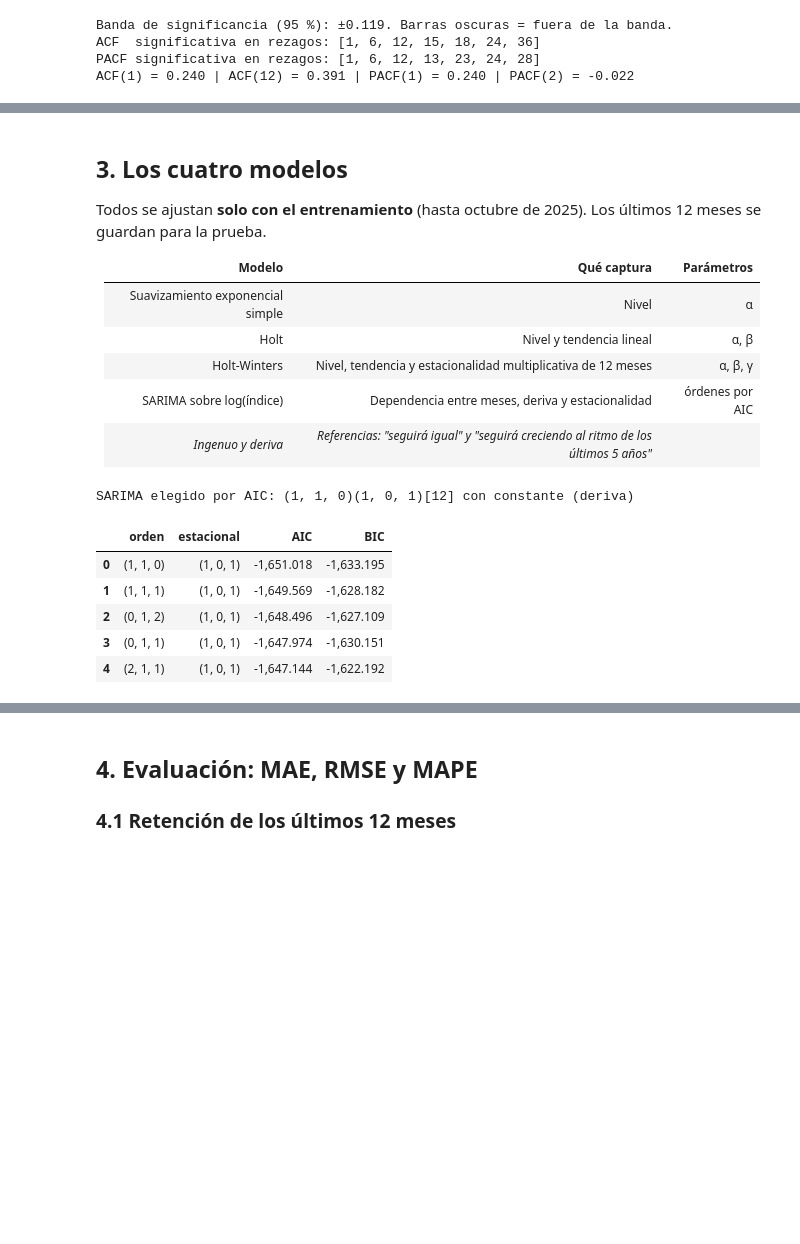
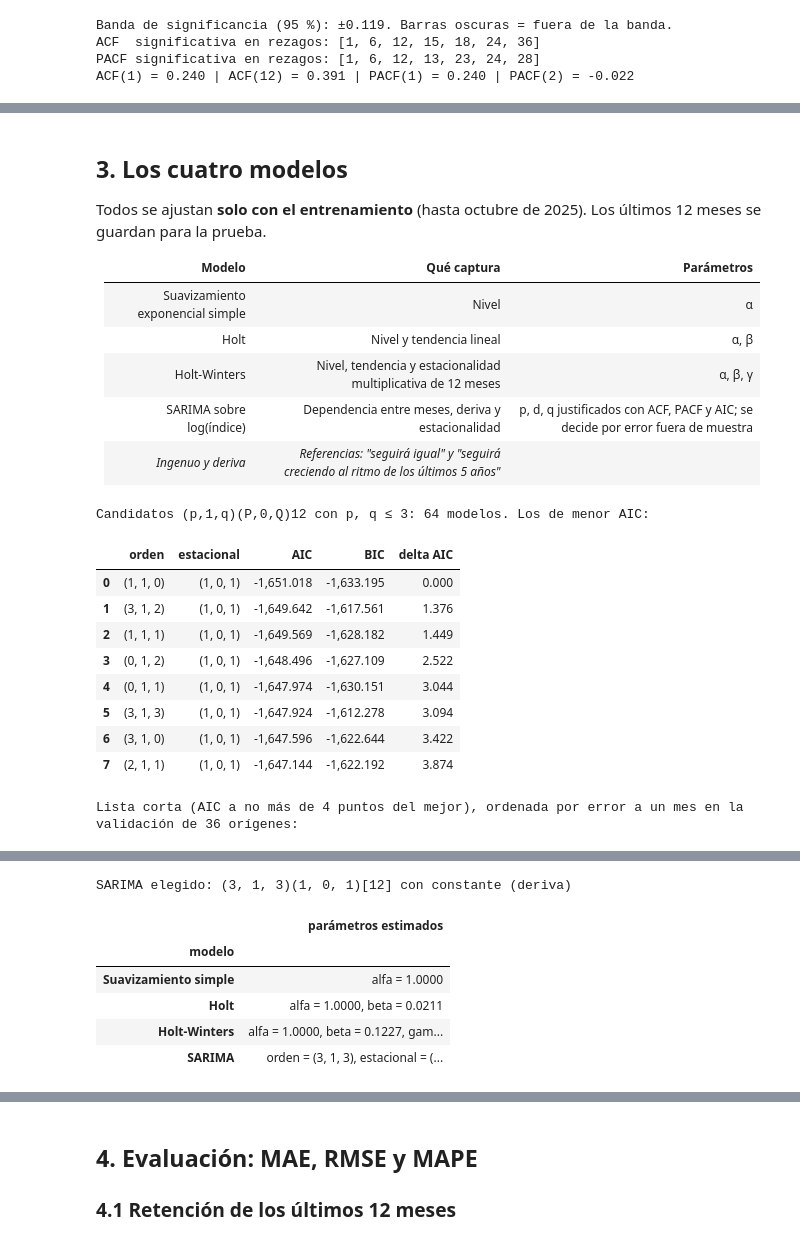
Before and after one commit to 23460521-commits/tdl-observatorio-electrico, a Jupyter notebook: docs/E1/pronostico.ipynb, the cells around one changed output, grey strips where cells are left out. Cells and saved outputs as stored; diff of their text form; code cells hidden in the pictures; blank space fills up the shorter version.

```diff
--- a/docs/E1/pronostico.ipynb
+++ b/docs/E1/pronostico.ipynb
@@ -81,0 +87,12 @@ Componente estacional promedio por mes (%): {1: 0.44, 2: 0.86, 3: 0.81, 4: 0.85,
+# %%
+from statsmodels.tsa.seasonal import seasonal_decompose
+adi = seasonal_decompose(y, model="additive", period=12); mul = seasonal_decompose(y, model="multiplicative", period=12)
+desv = (y - adi.trend).dropna(); amp = desv.groupby(desv.index.year).agg(lambda v: v.max() - v.min()); niv = y.groupby(y.index.year).mean().reindex(amp.index)
+print(f"Amplitud anual del vaivén alrededor de la tendencia: {amp.iloc[:8].mean():.2f} puntos en promedio en los primeros 8 años, {amp.iloc[-8:].mean():.2f} en los últimos 8")
+print(f"Correlación entre esa amplitud y el nivel del índice: {np.corrcoef(amp, niv)[0, 1]:.2f}")
+fig, axs = plt.subplots(3, 1, figsize=(10, 5.4), sharex=True)
+axs[0].plot(y, color="#c3c2b7", lw=1.2, label="Observado"); axs[0].plot(mul.trend, color="#2a78d6", label="Tendencia"); axs[0].set(title="Descomposición multiplicativa: tendencia", ylabel="índice"); axs[0].legend(frameon=False, ncol=2)
+axs[1].plot((mul.seasonal - 1) * 100, color="#2a78d6", lw=1.2); axs[1].axhline(0, color="#c3c2b7", lw=1); axs[1].set(title="Estacionalidad", ylabel="% del nivel")
+axs[2].plot((mul.resid - 1) * 100, color="#2a78d6", lw=1); axs[2].axhline(0, color="#c3c2b7", lw=1); axs[2].set(title="Residuo", ylabel="% del nivel")
+plt.tight_layout(); plt.show()
+r = ((mul.resid - 1) * 100).dropna(); print(f"Mayores residuos (%): " + ", ".join(f"{k:%Y-%m} {v:+.1f}" for k, v in r.reindex(r.abs().sort_values(ascending=False).index).head(5).items()))
@@ -131,0 +160,10 @@ Candidatos: (p, 1, q)(P, 0, Q)₁₂ con p, q ≤ 2. El orden final se elige por
+# %%
+fx = tabla[tabla.ciudad_id == "nacional"].set_index("fecha").fix_promedio.dropna().asfreq("MS"); dfx = np.log(fx).diff()
+cc = {n: M.correlacion_cruzada(np.log(M.serie_mensual(tabla, c, "indice_materiales")).diff(), dfx) for n, c in (("Colima", "colima"), ("Nacional", "nacional"))}
+lim = cc["Colima"].attrs["limite"]; fig, axs = plt.subplots(1, 2, figsize=(10, 2.9), sharey=True)
+for ax, (n, t) in zip(axs, cc.items()):
+    ax.bar(t.rezago, t.correlacion, color=["#2a78d6" if abs(v) > lim else "#b7d3f6" for v in t.correlacion], width=0.6); ax.axhspan(-lim, lim, color="#e1e0d9", alpha=0.55, lw=0); ax.axhline(0, color="#c3c2b7", lw=1)
+    ax.set(title=f"Materiales {n} (t) contra FIX (t − k)", xlabel="k: meses de adelanto del tipo de cambio", xticks=range(0, 13)); ax.grid(axis="x", visible=False)
+axs[0].set_ylabel("correlación"); plt.tight_layout(); plt.show()
+print(f"n = {cc['Colima'].attrs['n']} meses | banda de 95 %: ±{lim:.2f}")
+display(pd.DataFrame({n: t.set_index("rezago").correlacion for n, t in cc.items()}).T.round(2))
@@ -139,23 +185,32 @@ Todos se ajustan **solo con el entrenamiento** (hasta octubre de 2025). Los últ
 | Suavizamiento exponencial simple | Nivel | α |
 | Holt | Nivel y tendencia lineal | α, β |
 | Holt-Winters | Nivel, tendencia y estacionalidad multiplicativa de 12 meses | α, β, γ |
-| SARIMA sobre log(índice) | Dependencia entre meses, deriva y estacionalidad | órdenes por AIC |
+| SARIMA sobre log(índice) | Dependencia entre meses, deriva y estacionalidad | p, d, q justificados con ACF, PACF y AIC; se decide por error fuera de muestra |
 | *Ingenuo y deriva* | *Referencias: "seguirá igual" y "seguirá creciendo al ritmo de los últimos 5 años"* | |
 # %%
-orden, estacional, busqueda = M.elegir_sarima(ent)
-print(f"SARIMA elegido por AIC: {orden}{estacional[:3]}[12] con constante (deriva)")
-display(busqueda.head(5))
+_, _, busqueda = M.elegir_sarima(ent, max_pq=3)
+print(f"Candidatos (p,1,q)(P,0,Q)12 con p, q ≤ 3: {len(busqueda)} modelos. Los de menor AIC:")
+display(busqueda.assign(**{"delta AIC": busqueda.AIC - busqueda.AIC.min()}).head(8))
+corta = M.lista_corta_sarima(y, busqueda, delta_max=4.0)
+print("Lista corta (AIC a no más de 4 puntos del mejor), ordenada por error a un mes en la validación de 36 orígenes:")
+display(corta)
+orden, estacional = tuple(corta.orden[0]), (*corta.estacional[0], 12)
+print(f"SARIMA elegido: {orden}{estacional[:3]}[12] con constante (deriva)")
 ajustes = {n: M.ajustar(n, ent, (orden, estacional)) for n in M.MODELOS}
 filas = []
 for n in ("ses", "holt", "holt_winters", "sarima"):
     par = {k: (f"{v:.4f}" if isinstance(v, (float, np.floating)) else str(v)) for k, v in ajustes[n]["parametros"].items()}
     filas.append({"modelo": M.ETIQUETA[n], "parámetros estimados": ", ".join(f"{k} = {v}" for k, v in par.items())})
 pd.set_option("display.max_colwidth", 90); display(pd.DataFrame(filas).set_index("modelo"))
 # %% [output]
-SARIMA elegido por AIC: (1, 1, 0)(1, 0, 1)[12] con constante (deriva)
+Candidatos (p,1,q)(P,0,Q)12 con p, q ≤ 3: 64 modelos. Los de menor AIC:
-|  | orden | estacional | AIC | BIC |
-| 0 | (1, 1, 0) | (1, 0, 1) | -1,651.018 | -1,633.195 |
-| 1 | (1, 1, 1) | (1, 0, 1) | -1,649.569 | -1,628.182 |
-| 2 | (0, 1, 2) | (1, 0, 1) | -1,648.496 | -1,627.109 |
-| 3 | (0, 1, 1) | (1, 0, 1) | -1,647.974 | -1,630.151 |
-| 4 | (2, 1, 1) | (1, 0, 1) | -1,647.144 | -1,622.192 |
+|  | orden | estacional | AIC | BIC | delta AIC |
+| 0 | (1, 1, 0) | (1, 0, 1) | -1,651.018 | -1,633.195 | 0.000 |
+| 1 | (3, 1, 2) | (1, 0, 1) | -1,649.642 | -1,617.561 | 1.376 |
+| 2 | (1, 1, 1) | (1, 0, 1) | -1,649.569 | -1,628.182 | 1.449 |
+| 3 | (0, 1, 2) | (1, 0, 1) | -1,648.496 | -1,627.109 | 2.522 |
+| 4 | (0, 1, 1) | (1, 0, 1) | -1,647.974 | -1,630.151 | 3.044 |
+| 5 | (3, 1, 3) | (1, 0, 1) | -1,647.924 | -1,612.278 | 3.094 |
+| 6 | (3, 1, 0) | (1, 0, 1) | -1,647.596 | -1,622.644 | 3.422 |
+| 7 | (2, 1, 1) | (1, 0, 1) | -1,647.144 | -1,622.192 | 3.874 |
+Lista corta (AIC a no más de 4 puntos del mejor), ordenada por error a un mes en la validación de 36 orígenes:
@@ -168,3 +226,10 @@ SARIMA elegido por AIC: (1, 1, 0)(1, 0, 1)[12] con constante (deriva)
+SARIMA elegido: (3, 1, 3)(1, 0, 1)[12] con constante (deriva)
+|  | parámetros estimados |
+| modelo |  |
+| Suavizamiento simple | alfa = 1.0000 |
+| Holt | alfa = 1.0000, beta = 0.0211 |
+| Holt-Winters | alfa = 1.0000, beta = 0.1227, gam... |
+| SARIMA | orden = (3, 1, 3), estacional = (... |
 # %% [markdown]
 **Lectura de los parámetros.**
 
```
Also changed, not shown: parts of 27 cells of this notebook, 24 other files.
